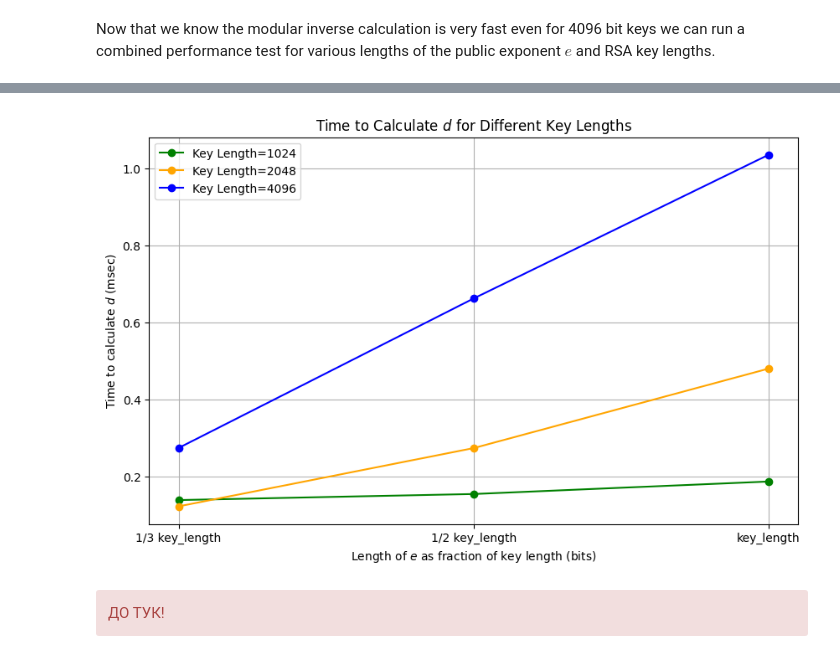
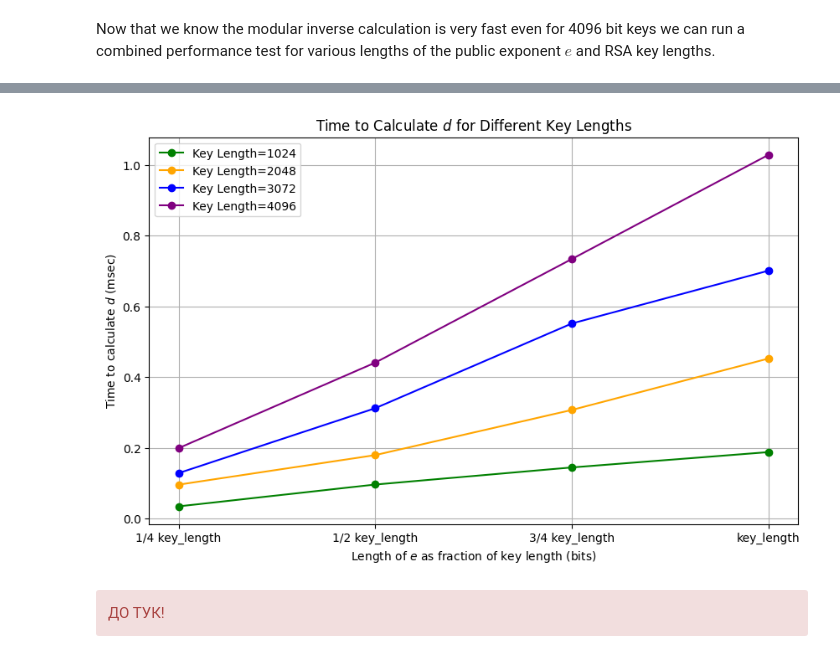
Before and after one commit to MirkaIvanova/softuni, a Jupyter notebook: 01.math/RSA-Final-Project/RSA Implementation.ipynb, the cells around one changed output, grey strips where cells are left out. Cells and saved outputs as stored; diff of their text form; code cells hidden in the pictures.

```diff
--- a/01.math/RSA-Final-Project/RSA Implementation.ipynb
+++ b/01.math/RSA-Final-Project/RSA Implementation.ipynb
@@ -263,16 +273,18 @@ Now, let's explore how the time required to generate the public-private key pair
 def get_time_to_calculate_d(e, key_length, fn_mod_inverse):
     prime_length = key_length // 2
     attempt = 0
+    time_to_calculate_d = 1
     # sometimes the random primes lead to no modular inverse of e so we keep trying with other primes
     while attempt < 5:
         try:
             p, q = generate_prime_miller_rabin_sieve_er(prime_length), generate_prime_miller_rabin_sieve_er(prime_length)
             phi_n = eulers_totient(p, q)
-            time_to_calculate_d = mean_time_msec(5)(fn_mod_inverse)(e, phi_n) # 🔵 change to 5
+            time_to_calculate_d = mean_time_msec(5)(fn_mod_inverse)(e, phi_n)
             break
         except Exception as exception:
             attempt += 1
-    if (attempt > 5):
+            print(exception)
+    if (attempt >= 5):
         raise Exception("After 5 tries did find mod_inverse of {e}")
 
     return time_to_calculate_d
@@ -329,7 +341,7 @@ Key size: 28, time to calculate d: 0.0 msec
 With notable progress achieved, we can now explore the utilization of more extended key lengths.
 # %%
 e = 65537
-key_lengths = [256, 512, 1024, 2048, 4096]
+key_lengths = [256, 512, 1024, 2048, 3072, 4096]
 times_to_calculate_d = [get_time_to_calculate_d(e, key_length, mod_inverse_extended_euclidean) for key_length in key_lengths]
 print(*[f"Key size: {key_bits}, time to calculate d: {round(time_d, 4)} msec" for key_bits, time_d in zip(key_lengths, times_to_calculate_d)], sep='\n')
 # %% [output]
@@ -347,25 +371,27 @@ Now that we know the modular inverse calculation is very fast even for 4096 bit
 # %%
-key_lengths = [1024, 2048, 4096]
-# we can also key length 3072
+# this cell runs for ~ 55 seconds
+key_lengths = [1024, 2048, 3072, 4096]
 
 def generate_exponents(bit_length, fn_generate_prime):
     """
-    Generate three prime numbers of sizes approximately 1/3, 2/3, and the full bit length of the prime.
+    Generate 🔴three prime numbers of sizes approximately 1/3, 2/3, and the full bit length of the prime.
     Args:
         bit_size (int): The desired bit size of the largest prime number.
     Returns:
         tuple: A tuple containing three prime numbers of sizes approximately 1/3, 2/3, and the full bit size.
     """
-    small_prime = fn_generate_prime(bit_length // 3)
-    medium_prime = fn_generate_prime(2*(bit_length // 3))
-    large_prime = fn_generate_prime(bit_length)
 
-    return small_prime, medium_prime, large_prime
+    prime1 = fn_generate_prime(bit_length // 4)      # 1/4
+    prime2 = fn_generate_prime(bit_length // 2)      # 1/2
+    prime3 = fn_generate_prime(3*(bit_length // 4))  # 3/4
+    prime4 = fn_generate_prime(bit_length)           # 1
+
+    return prime1, prime2, prime3, prime4
 
 performance_per_key_length = []
 for key_length in key_lengths:
     prime_length = key_length//2
-    exponent_length_bits = [prime_length // 3, 2*(prime_length // 3), prime_length]
+    exponent_length_bits = [prime_length // 4, prime_length // 2, 3*(prime_length // 4), prime_length]
     exponents = generate_exponents(prime_length, generate_prime_miller_rabin_sieve_er)
 
     times_to_calculate_d = [get_time_to_calculate_d(e, key_length, mod_inverse_extended_euclidean) for e in exponents]
@@ -373,22 +399,22 @@ for key_length in key_lengths:
 # %%
 import matplotlib.pyplot as plt
 
-key_lengths = [len(data[0]), len(data[1]), len(data[2])]
-e_lengths = [1/3, 2/3, 1]
+e_lengths = [1/4, 1/2, 3/4, 1]
 
 plt.figure(figsize=(10, 6))
 plt.plot(e_lengths, performance_per_key_length[0], marker='o', color="green", label=f'Key Length=1024')
 plt.plot(e_lengths, performance_per_key_length[1], marker='o', color="orange", label=f'Key Length=2048')
-plt.plot(e_lengths, performance_per_key_length[2], marker='o', color = "blue", label=f'Key Length=4096')
+plt.plot(e_lengths, performance_per_key_length[2], marker='o', color = "blue", label=f'Key Length=3072')
+plt.plot(e_lengths, performance_per_key_length[3], marker='o', color = "purple", label=f'Key Length=4096')
 plt.xlabel("Length of $e$ as fraction of key length (bits)")
 plt.ylabel("Time to calculate $d$ (msec)")
 plt.title('Time to Calculate $d$ for Different Key Lengths')
-plt.xticks(e_lengths, ["1/3 key_length", "1/2 key_length", "key_length"])
+plt.xticks(e_lengths, ["1/4 key_length", "1/2 key_length", "3/4 key_length", "key_length"])
 plt.legend()
 plt.grid(True)
 plt.show()
 # %% [output]
-[figure, old version]
+[figure, new version]
 # %% [markdown]
 <div class="alert alert-danger" role="alert">
 ДО ТУК!
```
Also changed, not shown: parts of 15 cells of this notebook.
